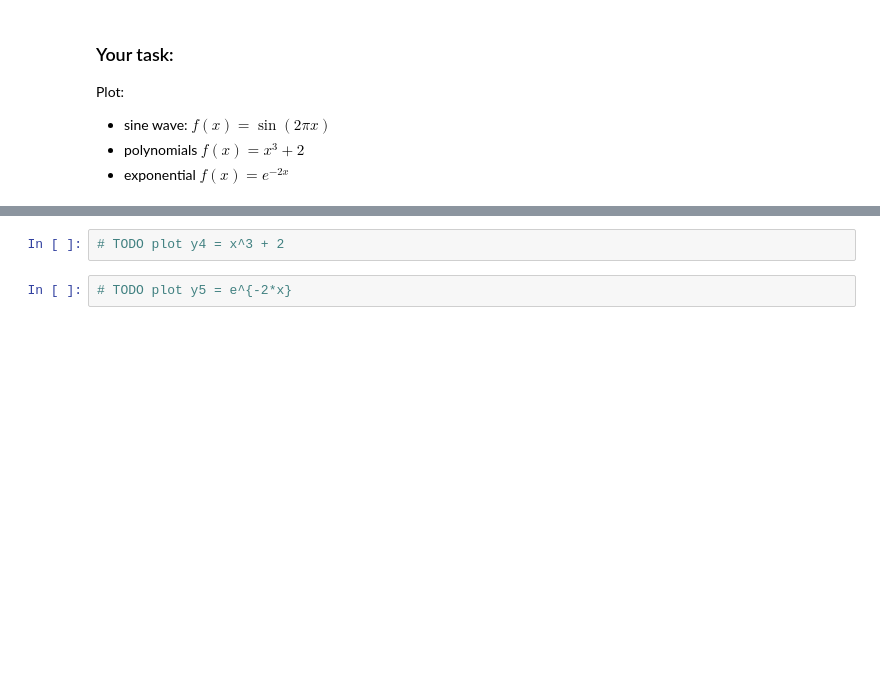
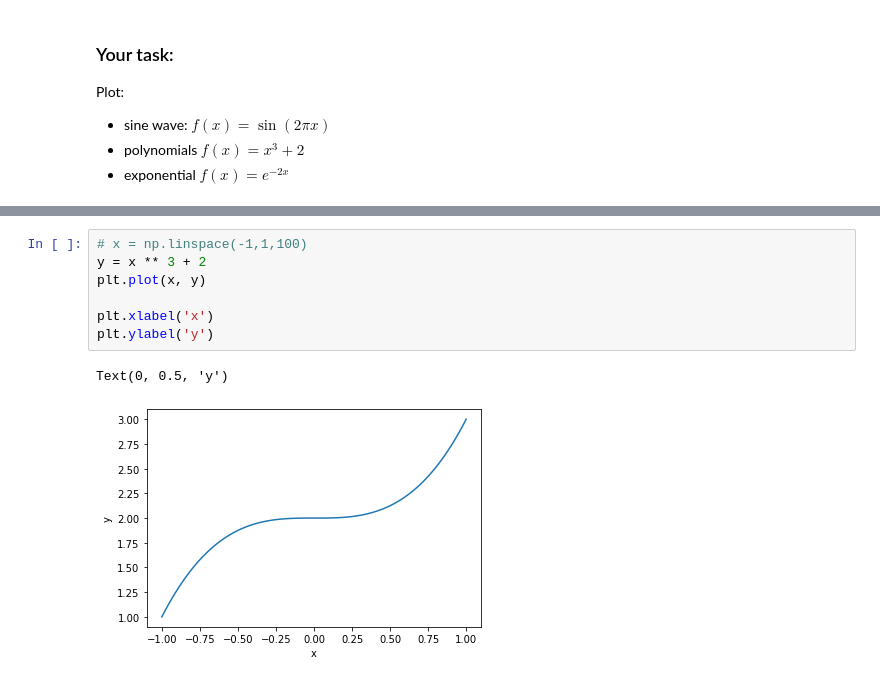
Before and after one commit to asarmadi/summer_ml_s3, a Jupyter notebook: day02/demo_plot.ipynb, the cells around one changed output, grey strips where cells are left out. Cells and saved outputs as stored; diff of their text form; blank space fills up the shorter version.

```diff
--- a/day02/demo_plot.ipynb
+++ b/day02/demo_plot.ipynb
@@ -70,4 +75,10 @@ Plot:
-# %%
-# TODO plot y4 = x^3 + 2
-# %%
-# TODO plot y5 = e^{-2*x}
+# %%
+# x = np.linspace(-1,1,100)
+y = x ** 3 + 2
+plt.plot(x, y)
+
+plt.xlabel('x')
+plt.ylabel('y')
+# %% [output]
+Text(0, 0.5, 'y')
+[figure, added]
```
Also changed, not shown: parts of 6 cells of this notebook.
